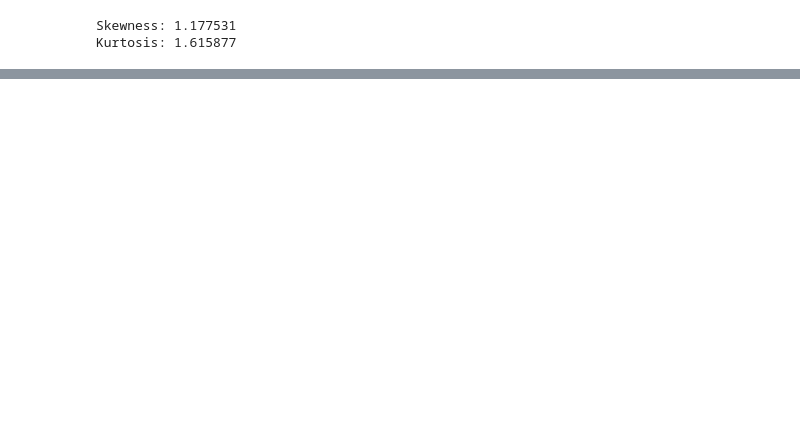
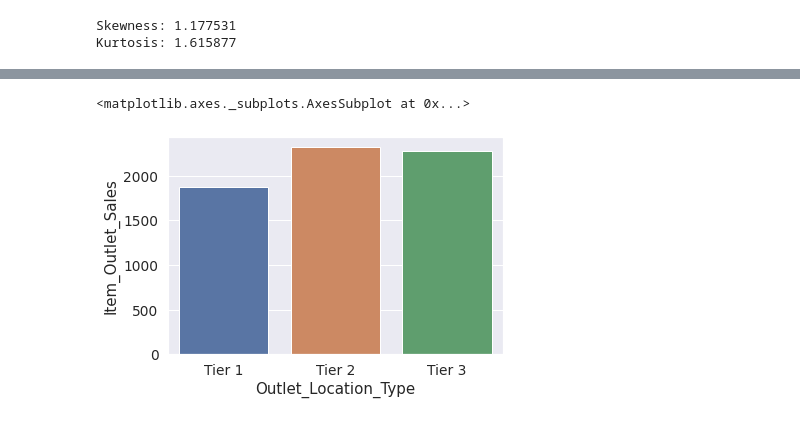
Before and after one commit to LuisaUpegui/sales_predictions-, a Jupyter notebook: sales_predictions.ipynb, the cells around one changed output, grey strips where cells are left out. Drawn from its saved outputs; the diff is of its cells as text; code cells hidden in the pictures; blank space fills up the shorter version.

```diff
--- a/sales_predictions.ipynb
+++ b/sales_predictions.ipynb
@@ -297,0 +256,12 @@ barchart.show()
+# %%
+fil = df.reset_index().groupby(['Outlet_Location_Type'])['Item_Outlet_Sales'].mean()
+# %%
+fil = fil.reset_index()
+# %%
+# Promedio de ventas dado el tipo de locación
+# Este gráfico muestra como el tipo de locacion Tier dos vende en promedio más
+# que los otros dos, siendo Tier 1 el que vende menos.
+sns.barplot(data=fil, x='Outlet_Location_Type', y="Item_Outlet_Sales")
+# %% [output]
+<matplotlib.axes._subplots.AxesSubplot at 0x...>
+[figure, added]
```
Also changed, not shown: parts of 16 cells of this notebook.
